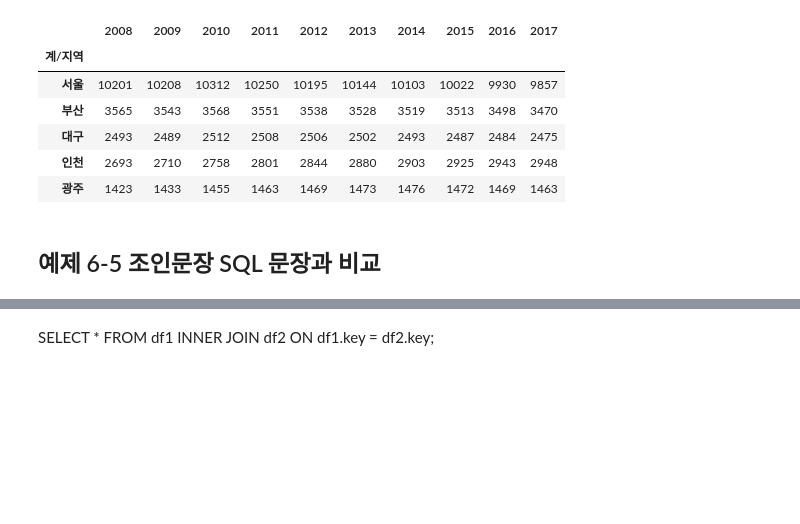
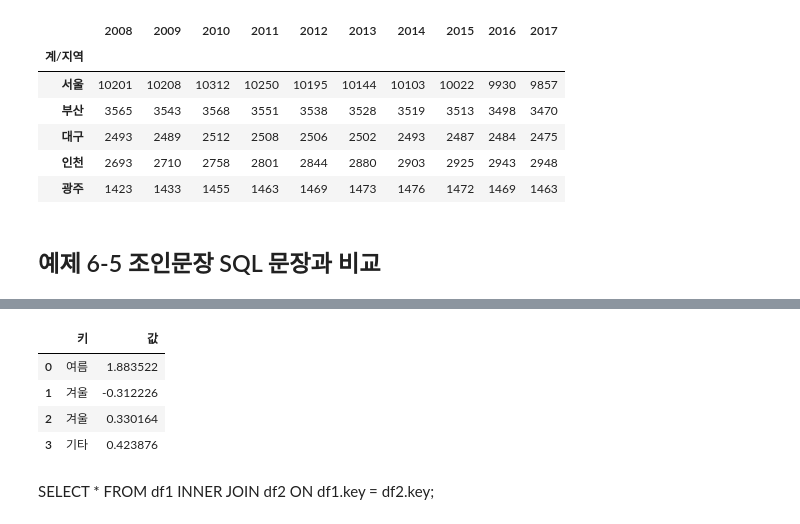
Before and after one commit to epata94/NewDataScience, a Jupyter notebook: 02_ETL/01_Pandas_basic/Step6/6장 2.ipynb, the cells around one changed output, grey strips where cells are left out. Drawn from its saved outputs; the diff is of its cells as text; code cells hidden in the pictures; blank space fills up the shorter version.

```diff
--- a/02_ETL/01_Pandas_basic/Step6/6장 2.ipynb
+++ b/02_ETL/01_Pandas_basic/Step6/6장 2.ipynb
@@ -231,3 +238,11 @@ df2 = pd.DataFrame({'키': ['여름', '겨울', '겨울', '기타'],
+# %%
+df2
+# %% [output]
+|  | 키 | 값 |
+| 0 | 여름 | 1.883522 |
+| 1 | 겨울 | -0.312226 |
+| 2 | 겨울 | 0.330164 |
+| 3 | 기타 | 0.423876 |
 # %% [markdown]
 SELECT *
 FROM df1
```
Also changed, not shown: parts of 8 cells of this notebook, 18 other files.
